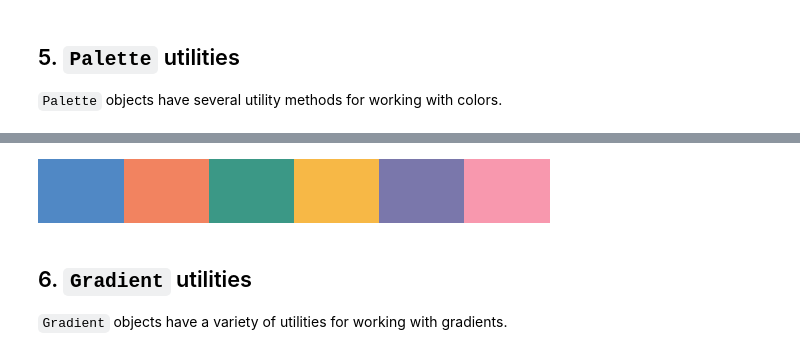
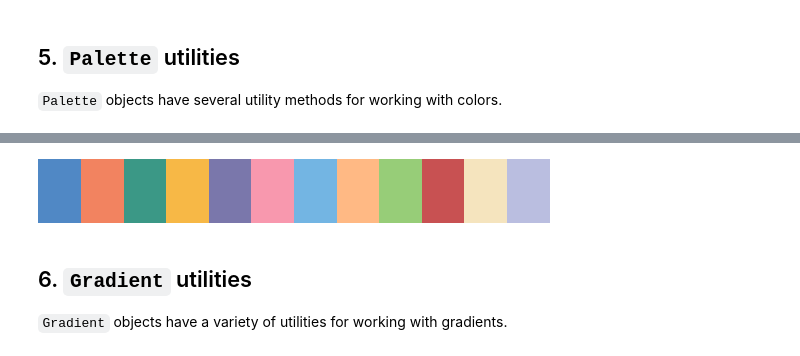
Before and after one commit to Arcadia-Science/arcadia-pycolor, a Jupyter notebook: color_usage.ipynb, the cells around one changed output, grey strips where cells are left out. Saved outputs shown, nothing was run; the diff lists cells and outputs as text; code cells hidden in the pictures.

```diff
--- a/color_usage.ipynb
+++ b/color_usage.ipynb
@@ -180,8 +205,8 @@ apc.palettes.accent + apc.palettes.light_accent
 # %%
 # Convert a Palette into a `matplotlib.colors.ListedColormap`.
-apc.palettes.accent.to_mpl_cmap()
+apc.palettes.primary.to_mpl_cmap()
 # %% [output]
-[figure, old version]
+[figure, new version]
 # %% [markdown]
 ## 6. `Gradient` utilities
 
```
Also changed, not shown: parts of 15 cells of this notebook, 12 other files.
